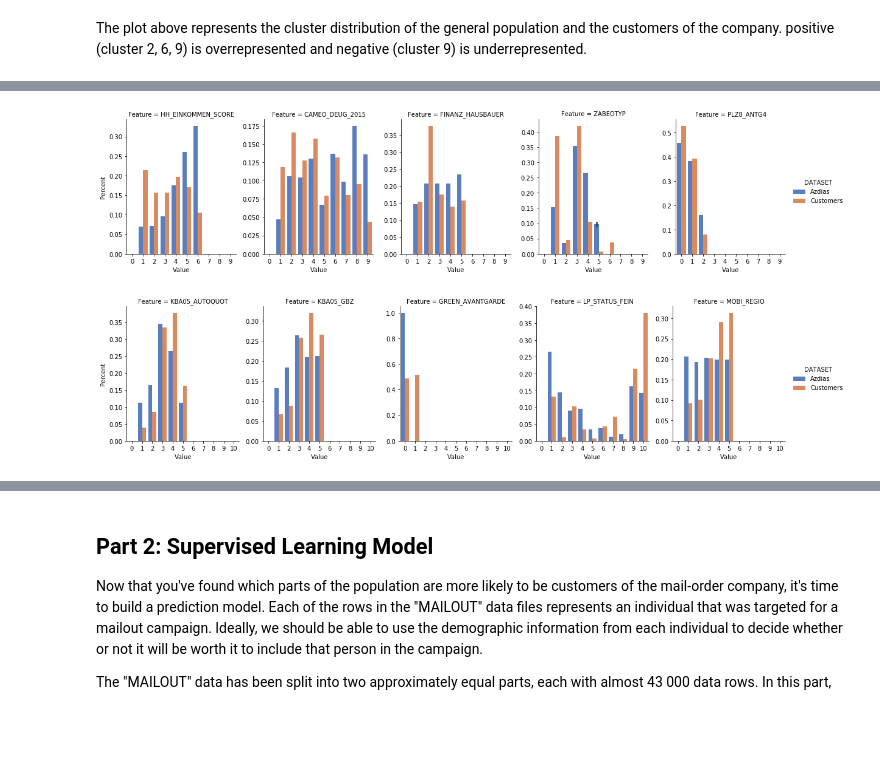
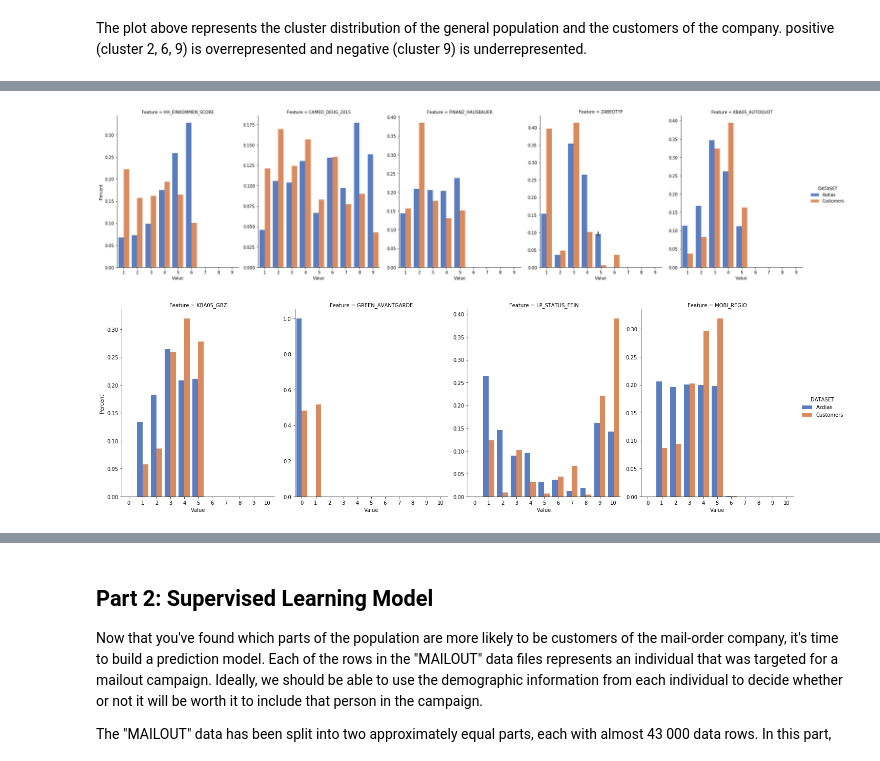
Before and after one commit to binliu-base/udacity-dsnd-capstone-arvato, a Jupyter notebook: Arvato Project Workbook.ipynb, the cells around one changed output, grey strips where cells are left out. Cells and saved outputs as stored; diff of their text form; code cells hidden in the pictures; blank space fills up the shorter version.

```diff
--- a/Arvato Project Workbook.ipynb
+++ b/Arvato Project Workbook.ipynb
@@ -531,8 +539,8 @@ Customers: There are 19 with correlations above 0.85.
 to_drop = set(to_drop_azdias).intersection(set(to_drop_cus))
 print(f'There are {len(to_drop)} columns to be removed due to with a correlation bigger than {threshold} !')
 
-eda_azdias.feat_info.loc[to_drop ,['is_drop', 'action']] = 1, h.action_dic[8]
-eda_customers.feat_info.loc[to_drop,['is_drop', 'action']] = 1, h.action_dic[8]
+eda_azdias.feat_info.loc[to_drop ,['is_drop', 'action']] = 1, h.action_dic[10]
+eda_customers.feat_info.loc[to_drop,['is_drop', 'action']] = 1, h.action_dic[10]
 
 eda_azdias.data.drop(columns = to_drop, inplace =True)
 eda_customers.data.drop(columns = to_drop, inplace =True)
@@ -750,11 +765,11 @@ h.list_component(eda_customers,  1, 10)
 # %%
-# Check  features of cluster 9
-feats = ['HH_EINKOMMEN_SCORE', 'CAMEO_DEUG_2015', 'FINANZ_HAUSBAUER', 'ZABEOTYP', 'PLZ8_ANTG4',
+# Check  features of cluster 1
+feats = ['HH_EINKOMMEN_SCORE', 'CAMEO_DEUG_2015', 'FINANZ_HAUSBAUER', 'ZABEOTYP',
                 'KBA05_AUTOQUOT', 'KBA05_GBZ','GREEN_AVANTGARDE', 'LP_STATUS_FEIN', 'MOBI_REGIO']
-h.plot_feats_comparison(eda_azdias.data, eda_customers.data, feats, fig_height=4, fig_aspect=0.8)
+h.plot_feats_comparison(eda_azdias.data, eda_customers.data, feats, fig_height=6, fig_aspect=0.8)
 # %% [output]
-[figure, old version]
+[figure, new version]
-[figure, old version]
+[figure, new version]
 # %%
 # Check  features of cluster 2
 feats = ['PRAEGENDE_JUGENDJAHRE_SPLIT_DECADE', 'FINANZ_SPARER', 'FINANZ_ANLEGER',
```
Also changed, not shown: parts of 41 cells of this notebook.
